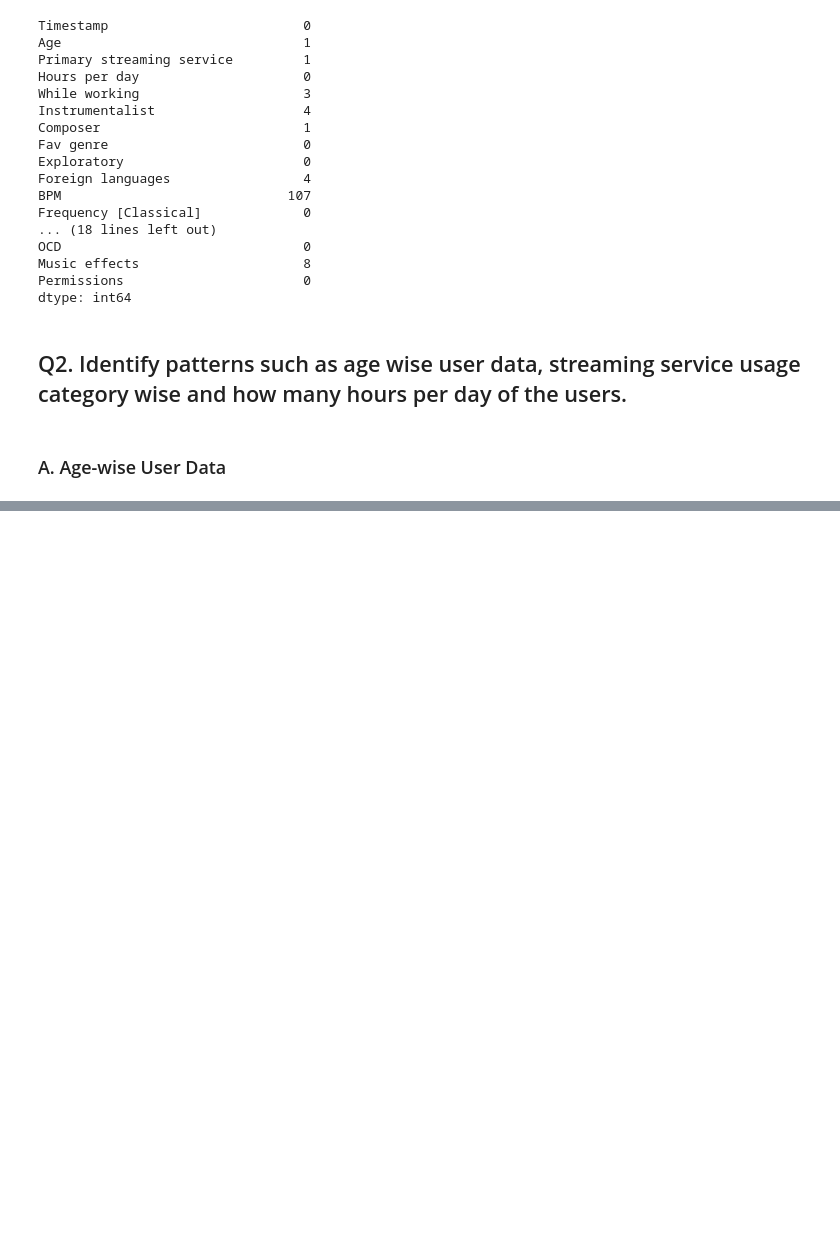
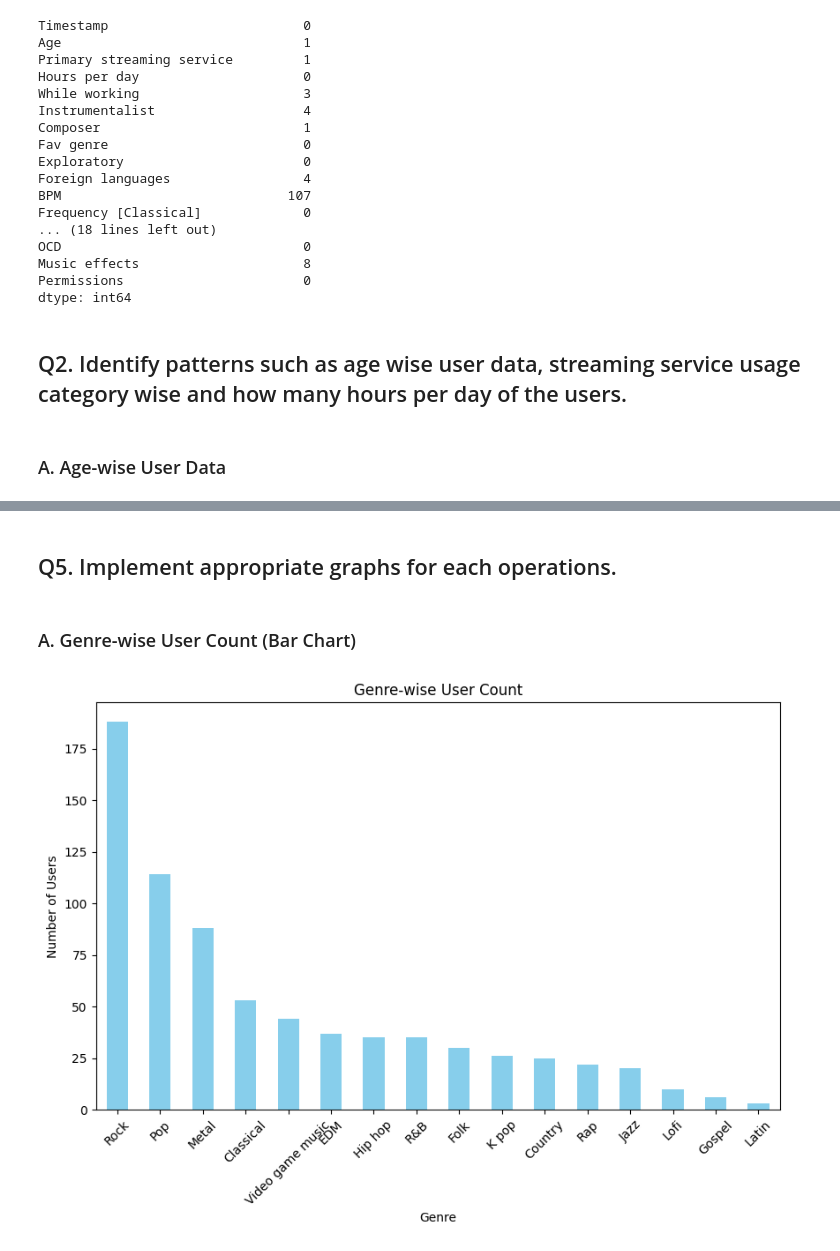
Before and after one commit to lukhi-laksh/Collage, a Jupyter notebook: Sem-1/Data Science/Assignment-6/Survey.ipynb, the cells around one changed output, grey strips where cells are left out. Drawn from its saved outputs; the diff is of its cells as text; code cells hidden in the pictures; blank space fills up the shorter version.

```diff
--- a/Sem-1/Data Science/Assignment-6/Survey.ipynb
+++ b/Sem-1/Data Science/Assignment-6/Survey.ipynb
@@ -82,0 +226,15 @@ dtype: int64
+# %% [markdown]
+## Q5. Implement appropriate graphs for each operations.
+# %% [markdown]
+### A. Genre-wise User Count (Bar Chart)
+# %%
+genre_count = df['Fav genre'].value_counts()
+plt.figure(figsize=(10,6))
+genre_count.plot(kind='bar', color='skyblue')
+plt.title("Genre-wise User Count")
+plt.xlabel("Genre")
+plt.ylabel("Number of Users")
+plt.xticks(rotation=45)
+plt.show()
+# %% [output]
+[figure, added]
```
Also changed, not shown: parts of 21 cells of this notebook, 1 other file.
